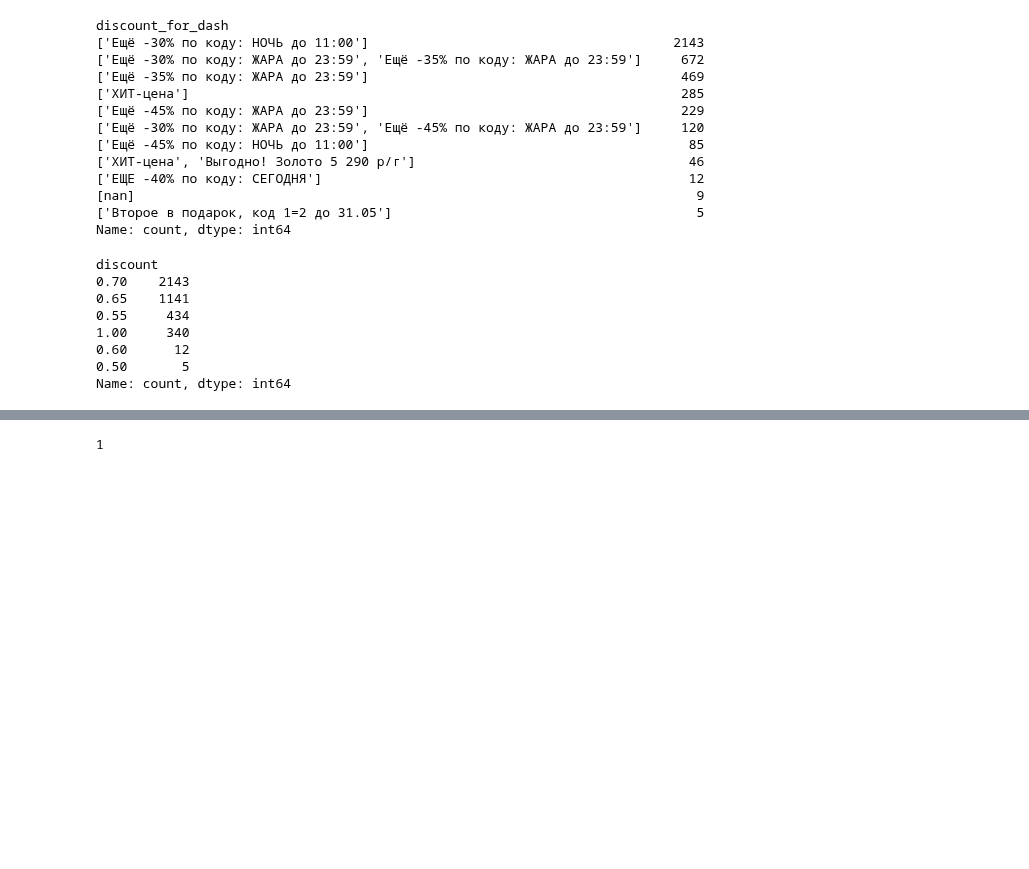
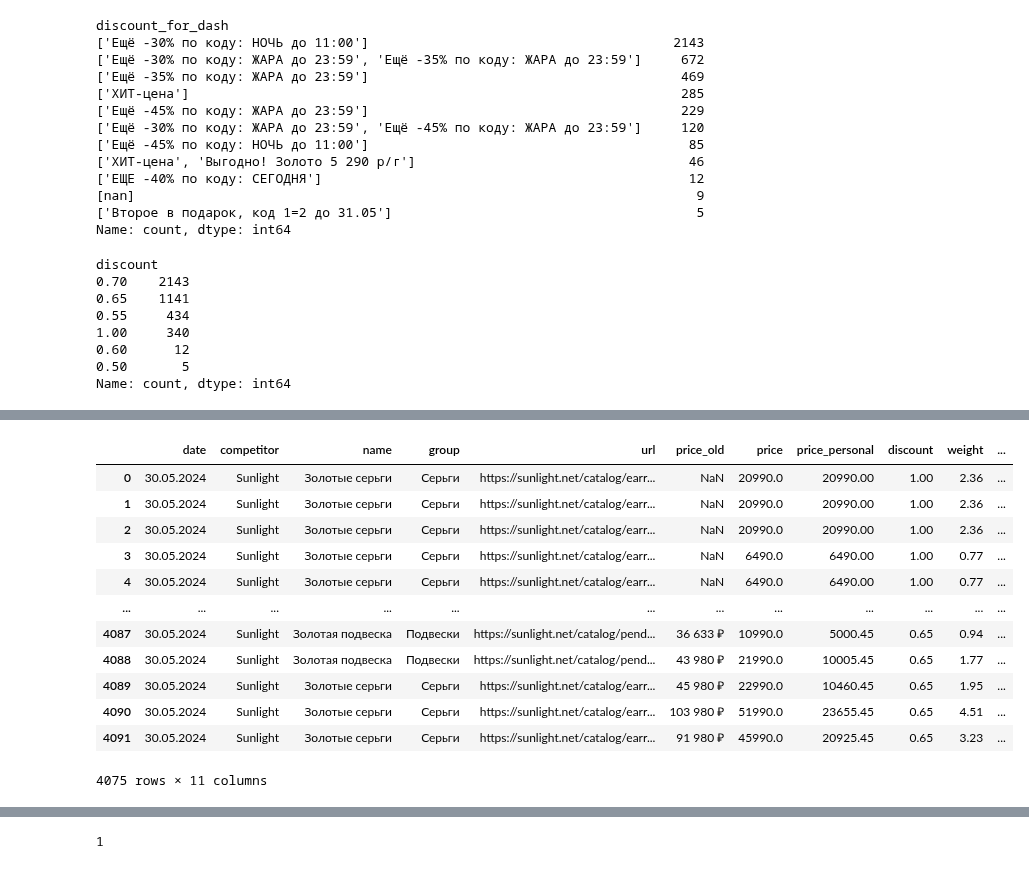
Before and after one commit to sergey-trenkin/notebooks, a Jupyter notebook: eda_every_days.ipynb, the cells around one changed output, grey strips where cells are left out. Cells and saved outputs as stored; diff of their text form; code cells hidden in the pictures; blank space fills up the shorter version.

```diff
--- a/eda_every_days.ipynb
+++ b/eda_every_days.ipynb
@@ -544,15 +544,6 @@ array(["['ХИТ-цена']", "['Ещё -30% по коду: НОЧЬ до 11:00'
        "['Ещё -30% по коду: ЖАРА до 23:59', 'Ещё -35% по коду: ЖАРА до 23:59']",
        "['Ещё -30% по коду: ЖАРА до 23:59', 'Ещё -45% по коду: ЖАРА до 23:59']",
        "['Ещё -35% по коду: ЖАРА до 23:59']"], dtype=object)
-# %%
-no_discount = 0
-discount = 25000
-df_sunlight['discount_flag'] = np.nan
-for i in df_sunlight.index:
-    if df_sunlight['discount'][i] != "['ХИТ-цена']":
-        df_sunlight['discount_flag'][i] = df_sunlight['price'][i] * 0.05 + discount
-    else:
-        df_sunlight['discount_flag'][i] = no_discount
 # %%
 def discount_value_sl(discount):
     if '55%' in discount:
@@ -682,7 +671,7 @@ df_sunlight['discount_for_dash'] = df_sunlight['discount_for_dash'].fillna('q')
 # %%
 df_sunlight['discount_for_dash'] = df_sunlight['discount_for_dash'].str.replace('[', '')
 df_sunlight['discount_for_dash'] = df_sunlight['discount_for_dash'].str.replace(']', '')
-# df_sunlight['discount_for_dash'] = df_sunlight['discount_for_dash'].str.replace('q', 'Нет скидочного купона')
+df_sunlight['discount_for_dash'] = df_sunlight['discount_for_dash'].str.replace('nan', 'нет скидочного купона')
 # %%
 # Применяем скидочные купоны для каждого изделия
 # %%
@@ -704,3 +717,19 @@ df_sunlight['price_personal'] = df_sunlight['price'] * df_sunlight['discount']
+# %%
+df_sunlight
+# %% [output]
+|  | date | competitor | name | group | url | price_old | price | price_personal | discount | weight | ... |
+| 0 | 30.05.2024 | Sunlight | Золотые серьги | Серьги | https://sunlight.net/catalog/earr... | NaN | 20990.0 | 20990.00 | 1.00 | 2.36 | ... |
+| 1 | 30.05.2024 | Sunlight | Золотые серьги | Серьги | https://sunlight.net/catalog/earr... | NaN | 20990.0 | 20990.00 | 1.00 | 2.36 | ... |
+| 2 | 30.05.2024 | Sunlight | Золотые серьги | Серьги | https://sunlight.net/catalog/earr... | NaN | 20990.0 | 20990.00 | 1.00 | 2.36 | ... |
+| 3 | 30.05.2024 | Sunlight | Золотые серьги | Серьги | https://sunlight.net/catalog/earr... | NaN | 6490.0 | 6490.00 | 1.00 | 0.77 | ... |
+| 4 | 30.05.2024 | Sunlight | Золотые серьги | Серьги | https://sunlight.net/catalog/earr... | NaN | 6490.0 | 6490.00 | 1.00 | 0.77 | ... |
+| ... | ... | ... | ... | ... | ... | ... | ... | ... | ... | ... | ... |
+| 4087 | 30.05.2024 | Sunlight | Золотая подвеска | Подвески | https://sunlight.net/catalog/pend... | 36 633 ₽ | 10990.0 | 5000.45 | 0.65 | 0.94 | ... |
+| 4088 | 30.05.2024 | Sunlight | Золотая подвеска | Подвески | https://sunlight.net/catalog/pend... | 43 980 ₽ | 21990.0 | 10005.45 | 0.65 | 1.77 | ... |
+| 4089 | 30.05.2024 | Sunlight | Золотые серьги | Серьги | https://sunlight.net/catalog/earr... | 45 980 ₽ | 22990.0 | 10460.45 | 0.65 | 1.95 | ... |
+| 4090 | 30.05.2024 | Sunlight | Золотые серьги | Серьги | https://sunlight.net/catalog/earr... | 103 980 ₽ | 51990.0 | 23655.45 | 0.65 | 4.51 | ... |
+| 4091 | 30.05.2024 | Sunlight | Золотые серьги | Серьги | https://sunlight.net/catalog/earr... | 91 980 ₽ | 45990.0 | 20925.45 | 0.65 | 3.23 | ... |
+4075 rows × 11 columns
 # %%
 df_sunlight.sample(5)
 # %% [output]
```
Also changed, not shown: parts of 30 cells of this notebook.
